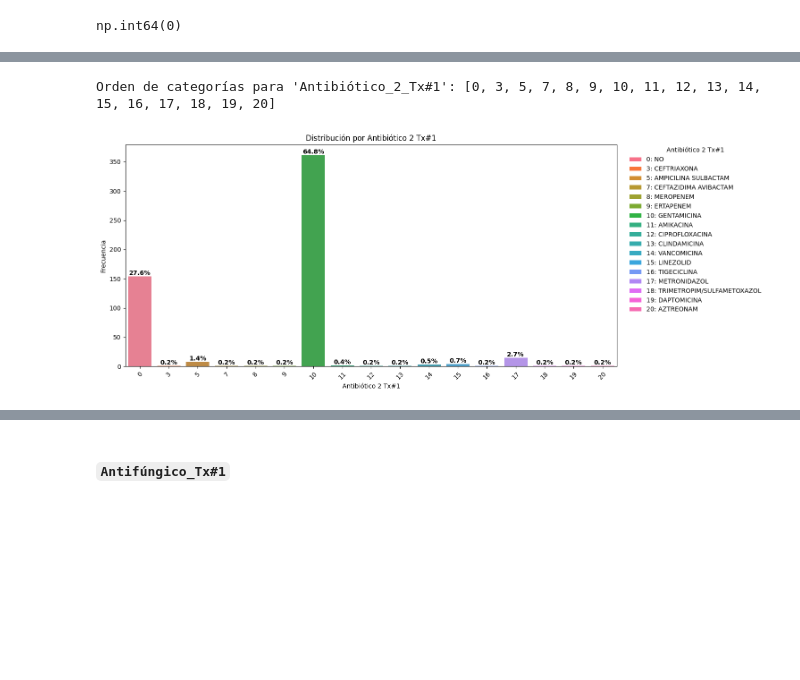
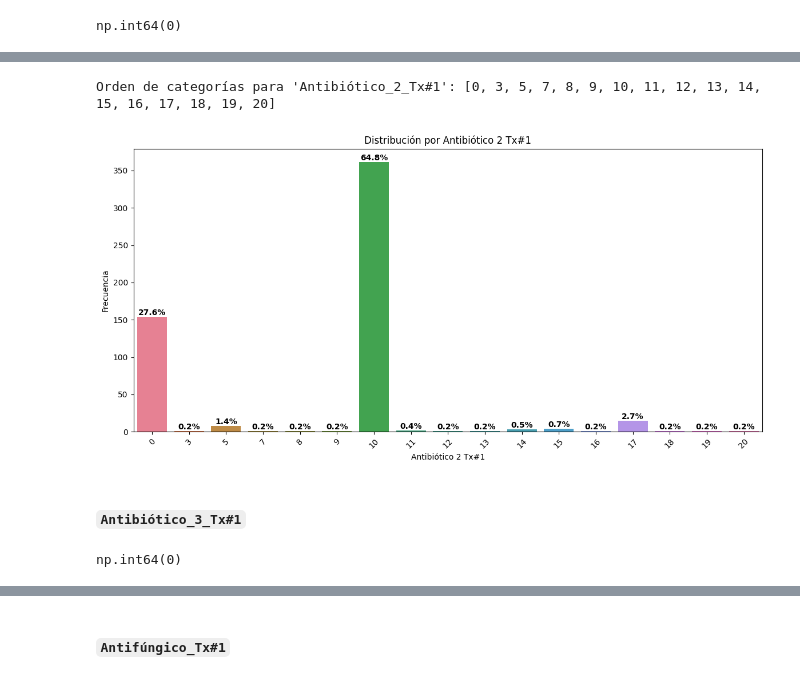
Before and after one commit to maperezp/Proyecto-CDA, a Jupyter notebook: src/proyecto_E1_Multi.ipynb, the cells around one changed output, grey strips where cells are left out. Saved outputs shown, nothing was run; the diff lists cells and outputs as text; code cells hidden in the pictures; blank space fills up the shorter version.

```diff
--- a/src/proyecto_E1_Multi.ipynb
+++ b/src/proyecto_E1_Multi.ipynb
@@ -654,5 +456,6 @@ labels = ["A", "B", "C"]
 score_cat = pd.cut(score_valid , bins=[-np.inf, 6, 9, 15], labels=labels, include_lowest=True)
 score_cat.loc[mask_cat] = score.loc[mask_cat]
 
-df_clean["Child_Pugh_Score"] = score_valid
-df_clean["Child_Pugh_Score_Cat"] = score_cat
+df_clean.drop(columns=["Child_Pugh_Score", "Child_Pugh_Score_Cat"], inplace=True, errors='ignore')
+df_clean.loc[:, "Child_Pugh_Score"] = score_valid.astype("Int16")
+df_clean.loc[:, "Child_Pugh_Score_Cat"] = score_cat
@@ -684,7 +500,7 @@ dtype: int64
 meld_score = df["Meld_Score"].astype(str).str.strip()
 meld_score_num = pd.to_numeric(meld_score, errors="coerce")
 meld_score_valid = meld_score_num.where(meld_score_num.between(6, 40), other=np.nan)
-df_clean["Meld_Score"] = meld_score_valid
+df_clean["Meld_Score"] = meld_score_valid.astype("Int16")
 # %%
 df_clean["Meld_Score"].value_counts(dropna=False)
 # %% [output]
@@ -1135,7 +940,7 @@ df["Tiempo_Isquemia_caliente"].isna().sum()
 np.int64(136)
 # %%
 # aplicamos la transformación al DataFrame limpio
-df_clean["Tiempo_Isquemia_caliente"] = df["Tiempo_Isquemia_caliente"].apply(extraer_horas_minutos)
+df_clean["Tiempo_Isquemia_caliente"] = df["Tiempo_Isquemia_caliente"].apply(extraer_horas_minutos).astype('Int16')
 # %%
 df_clean["Tiempo_Isquemia_caliente"].describe().round(2)
 # %% [output]
@@ -1219,14 +1035,17 @@ np.int64(3)
 # %% [markdown]
 dejar solo los enteros, borrar decimales y negativos
 # %%
-col = "Tiempo_De_Dosis_Hasta_Tx#1"
+
 
 # 1) Asegura numérico
-s = pd.to_numeric(df[col], errors="coerce")
+s = pd.to_numeric(df["Tiempo_De_Dosis_Hasta_Tx#1"], errors="coerce")
 
 # 2) Deja NaN donde haya decimales (solo se castea si es entero)
 non_integer = ~s.isna() & (s != np.floor(s))
 s = s.where(~non_integer)
+
+# 2) ceil
+s = np.ceil(s)
 
 # 3) Deja NaN donde haya negativos
 s = s.where(s >= 0)
@@ -1235,5 +1054,6 @@ s = s.where(s >= 0)
 s = s.where(~s.isin([9999, 99999]), NO_APLICA)
 
 # 5) Ahora sí, castear a entero anulable
-df_clean[col] = s.copy()
+df_clean.drop(columns=["Tiempo_De_Dosis_Hasta_Tx#1"], inplace=True, errors='ignore')
+df_clean["Tiempo_De_Dosis_Hasta_Tx#1"] = s.astype("Int16")
 # %%
@@ -1430,5 +1247,11 @@ dtype: int64
 # %%
-graficar_var_categorica(df, "Antibiótico_2_Tx#1", "Antibiótico 2 Tx#1", show_legend=True)
+graficar_var_categorica(df_clean, "Antibiótico_2_Tx#1", "Antibiótico 2 Tx#1", show_legend=True)
 # %% [output]
 Orden de categorías para 'Antibiótico_2_Tx#1': [0, 3, 5, 7, 8, 9, 10, 11, 12, 13, 14, 15, 16, 17, 18, 19, 20]
-[figure, old version]
+[figure, new version]
+# %% [markdown]
+#### ``Antibiótico_3_Tx#1``
+# %%
+df["Antibiótico_3_Tx#1"].isna().sum()
+# %% [output]
+np.int64(0)
```
Also changed, not shown: parts of 186 cells of this notebook, 1 other file.
